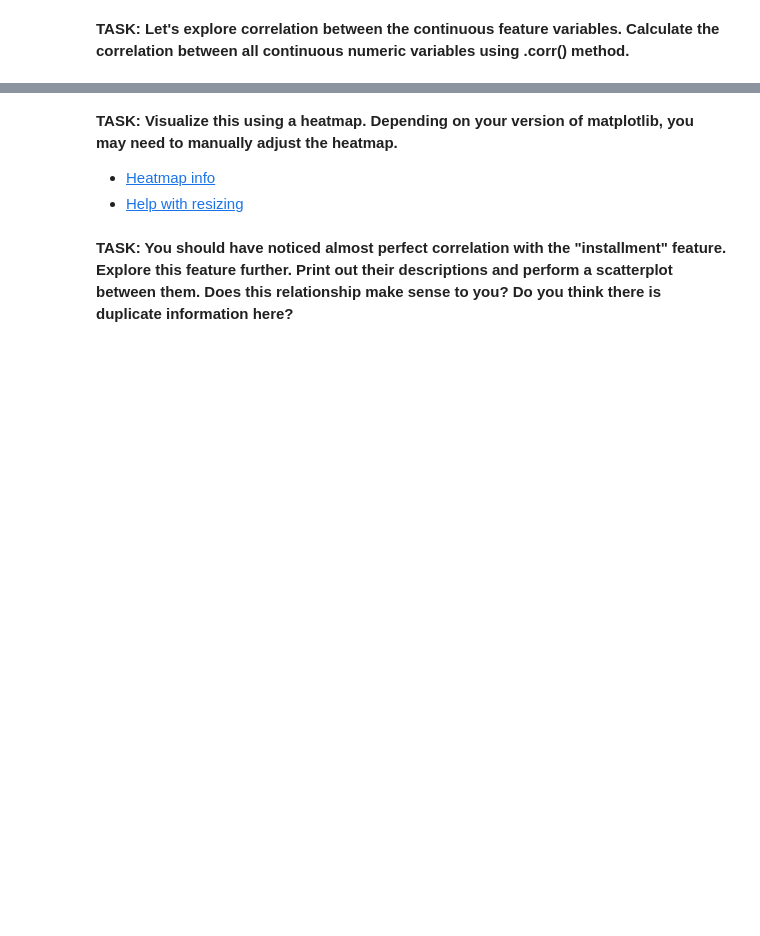
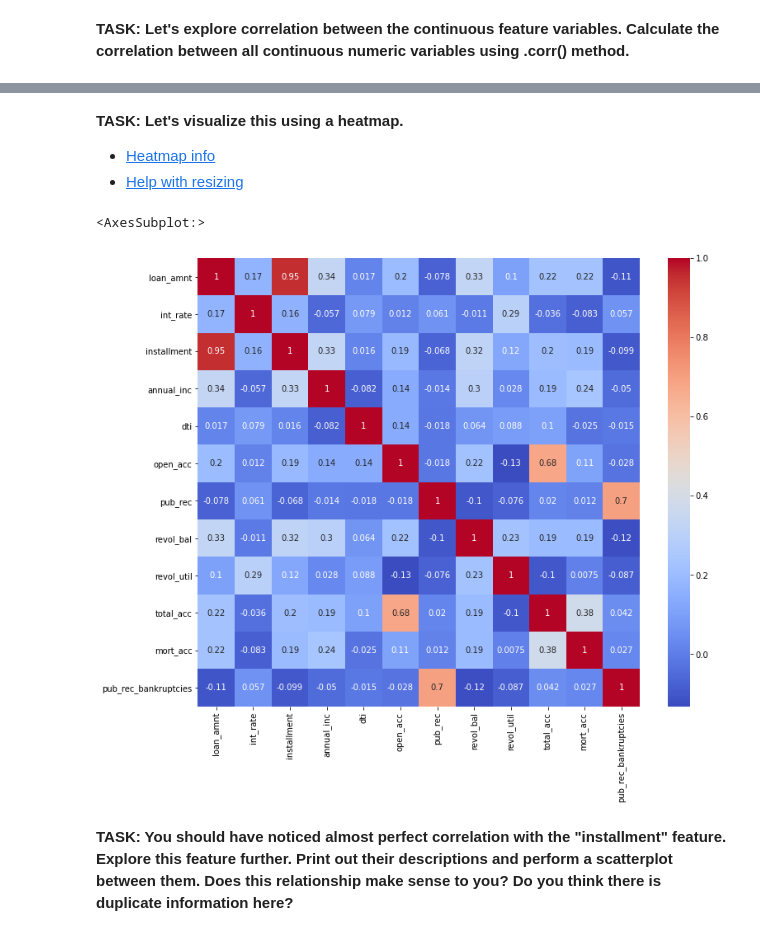
Before and after one commit to sathishkumar118/EDA-with-Lending-club-dataset, a Jupyter notebook: own_experimentation.ipynb, the cells around one changed output, grey strips where cells are left out. Drawn from its saved outputs; the diff is of its cells as text; code cells hidden in the pictures; blank space fills up the shorter version.

```diff
--- a/own_experimentation.ipynb
+++ b/own_experimentation.ipynb
@@ -259,5 +268,5 @@ memory usage: 81.6+ MB
 # %% [markdown]
-**TASK: Visualize this using a heatmap. Depending on your version of matplotlib, you may need to manually adjust the heatmap.**
+**TASK: Let's visualize this using a heatmap.**
 
 * [Heatmap info](https://seaborn.pydata.org/generated/seaborn.heatmap.html#seaborn.heatmap)
 * [Help with resizing](https://stackoverflow.com/questions/56942670/matplotlib-seaborn-first-and-last-row-cut-in-half-of-heatmap-plot)
@@ -266,2 +273,8 @@ memory usage: 81.6+ MB
+# %%
+fig,ax = plt.subplots(figsize = (12,10))
+sns.heatmap(ax = ax ,data = df.corr(), annot=True,cmap = 'coolwarm')
+# %% [output]
+<AxesSubplot:>
+[figure, added]
 # %% [markdown]
 **TASK: You should have noticed almost perfect correlation with the "installment" feature. Explore this feature further. Print out their descriptions and perform a scatterplot between them. Does this relationship make sense to you? Do you think there is duplicate information here?**
```
Also changed, not shown: parts of 42 cells of this notebook.
